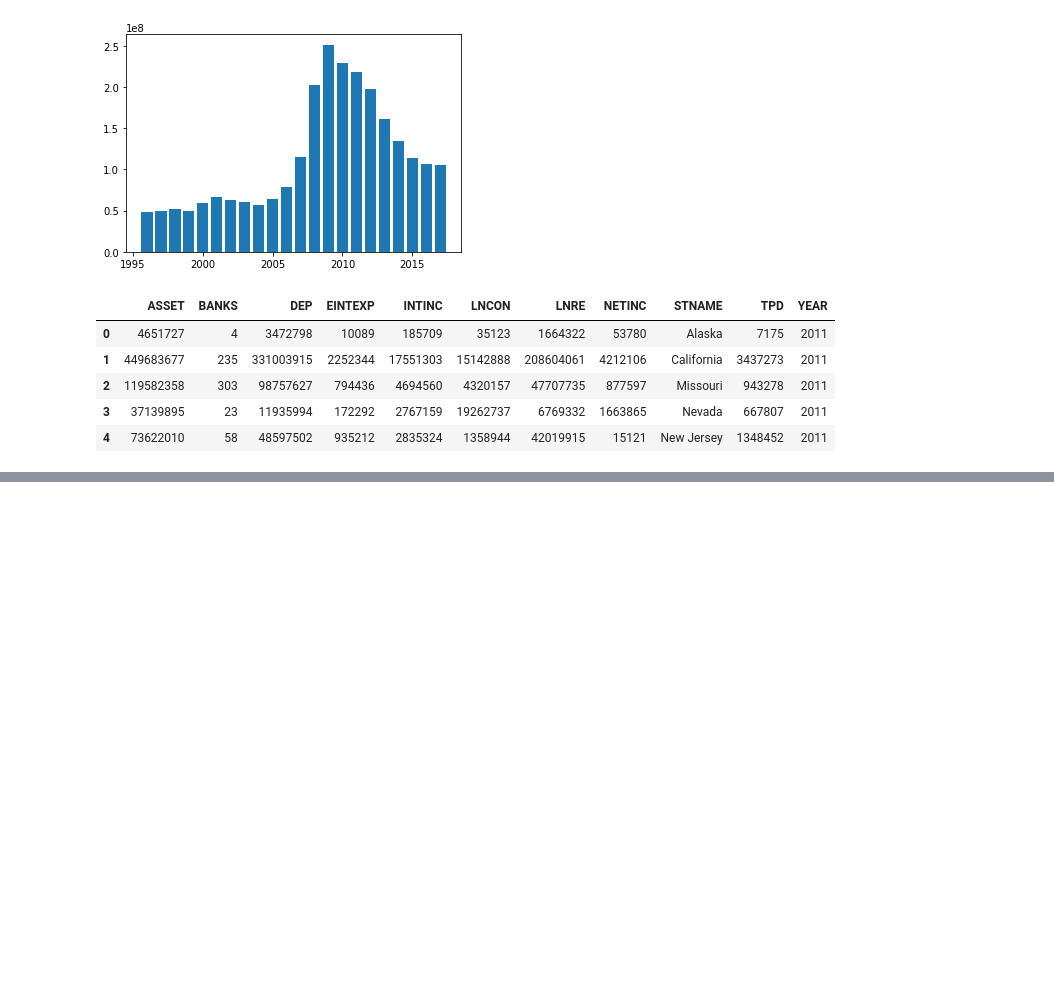
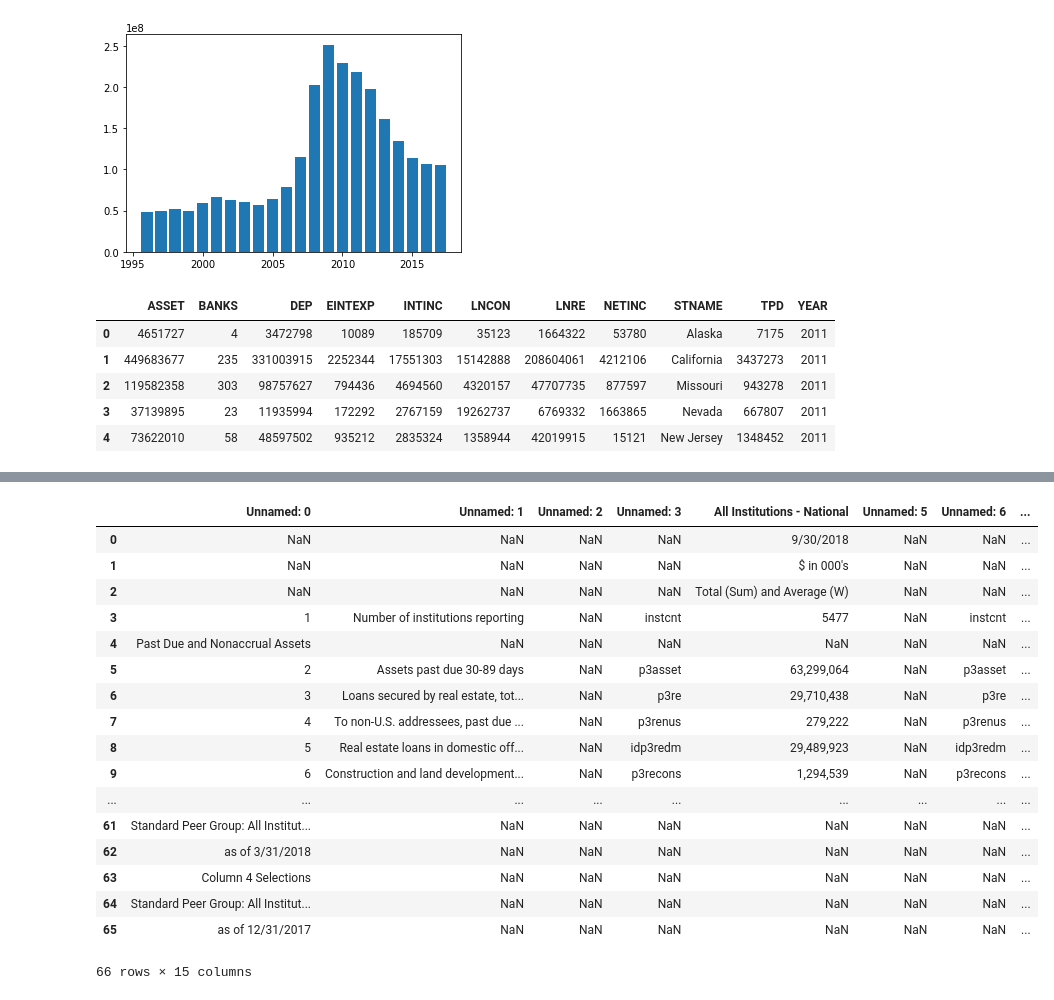
Before and after one commit to brownal05/project1, a Jupyter notebook: notebooks/alex.ipynb, the cells around one changed output, grey strips where cells are left out. Drawn from its saved outputs; the diff is of its cells as text; code cells hidden in the pictures; blank space fills up the shorter version.

Commit message:
uploaded SDI data

```diff
--- a/notebooks/alex.ipynb
+++ b/notebooks/alex.ipynb
@@ -74,0 +72,24 @@ state_debt.plot(x='YEAR', y='TPD', rot=0)
+# %%
+data = "../raw-data/sep18_dec17.csv" #http://localhost:8888/lab/tree/Documents%2Fclass%2Fproject1%2Fraw-data%2Fsep18_dec17.csv
+SDI18 = pd.read_csv(data)
+# %%
+SDI18
+# %% [output]
+|  | Unnamed: 0 | Unnamed: 1 | Unnamed: 2 | Unnamed: 3 | All Institutions - National | Unnamed: 5 | Unnamed: 6 | ... |
+| 0 | NaN | NaN | NaN | NaN | 9/30/2018 | NaN | NaN | ... |
+| 1 | NaN | NaN | NaN | NaN | $ in 000's | NaN | NaN | ... |
+| 2 | NaN | NaN | NaN | NaN | Total (Sum) and Average (W) | NaN | NaN | ... |
+| 3 | 1 | Number of institutions reporting | NaN | instcnt | 5477 | NaN | instcnt | ... |
+| 4 | Past Due and Nonaccrual Assets | NaN | NaN | NaN | NaN | NaN | NaN | ... |
+| 5 | 2 | Assets past due 30-89 days | NaN | p3asset | 63,299,064 | NaN | p3asset | ... |
+| 6 | 3 | Loans secured by real estate, tot... | NaN | p3re | 29,710,438 | NaN | p3re | ... |
+| 7 | 4 | To non-U.S. addressees, past due ... | NaN | p3renus | 279,222 | NaN | p3renus | ... |
+| 8 | 5 | Real estate loans in domestic off... | NaN | idp3redm | 29,489,923 | NaN | idp3redm | ... |
+| 9 | 6 | Construction and land development... | NaN | p3recons | 1,294,539 | NaN | p3recons | ... |
+| ... | ... | ... | ... | ... | ... | ... | ... | ... |
+| 61 | Standard Peer Group: All Institut... | NaN | NaN | NaN | NaN | NaN | NaN | ... |
+| 62 | as of 3/31/2018 | NaN | NaN | NaN | NaN | NaN | NaN | ... |
+| 63 | Column 4 Selections | NaN | NaN | NaN | NaN | NaN | NaN | ... |
+| 64 | Standard Peer Group: All Institut... | NaN | NaN | NaN | NaN | NaN | NaN | ... |
+| 65 | as of 12/31/2017 | NaN | NaN | NaN | NaN | NaN | NaN | ... |
+66 rows × 15 columns
```
Also changed, not shown: parts of 3 cells of this notebook, 2 other files.
